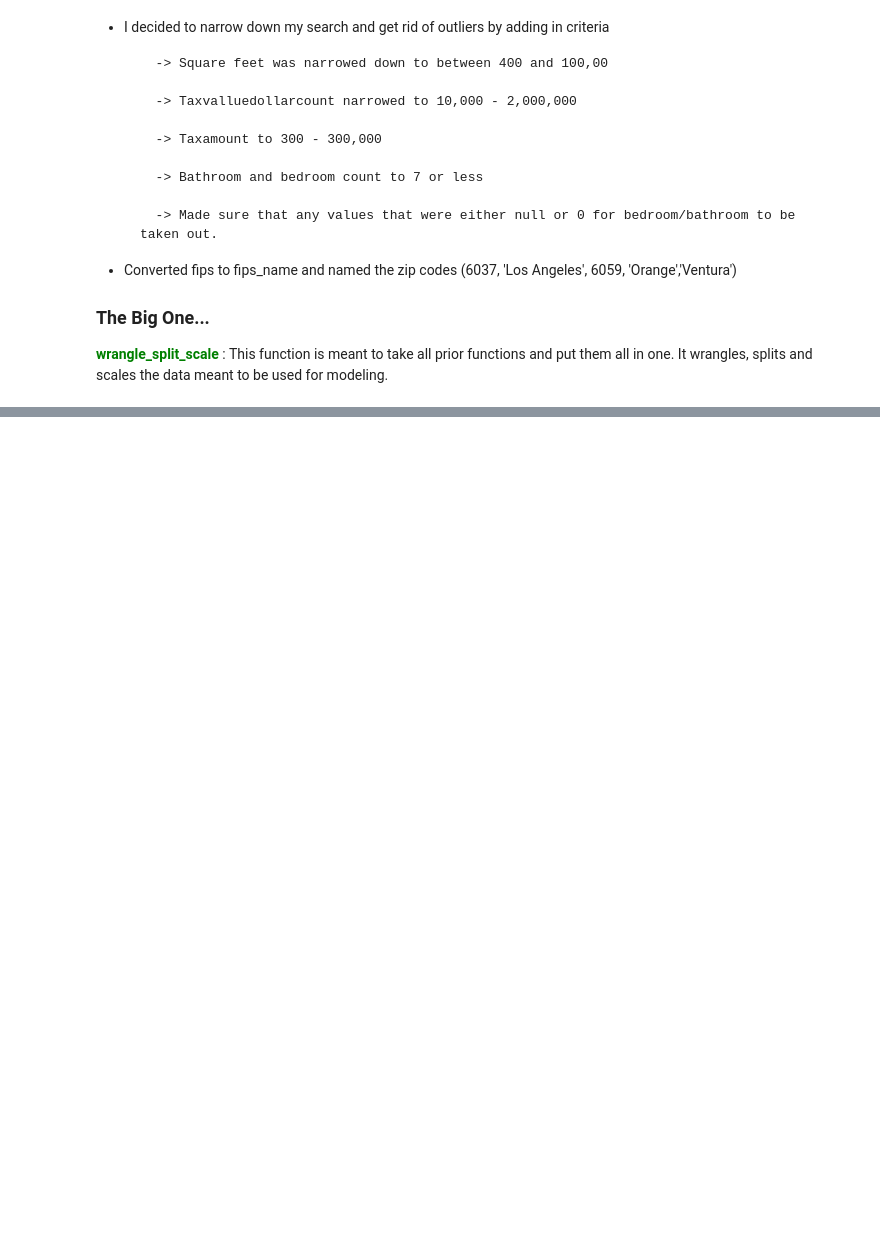
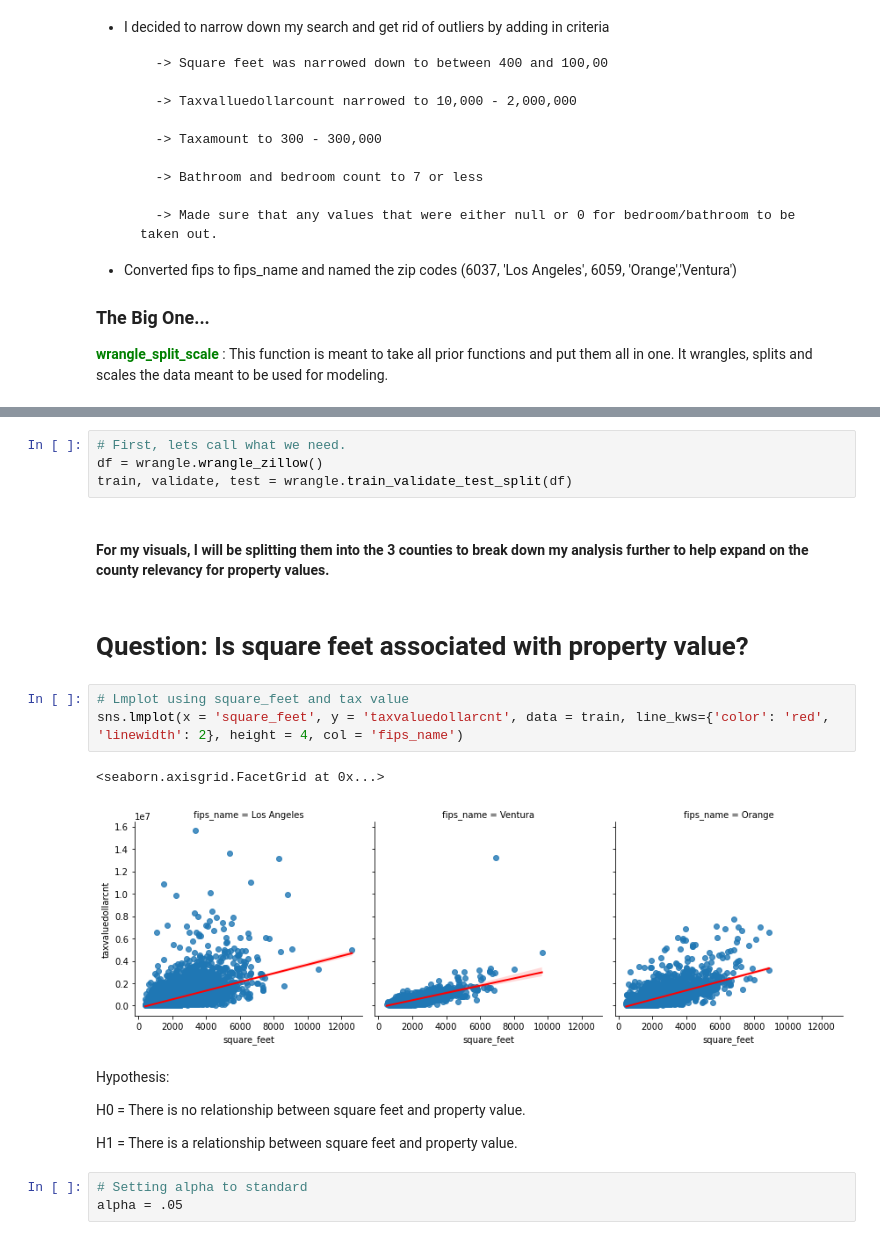
Before and after one commit to paigerackley/zillow-regression-project, a Jupyter notebook: final_notebook.ipynb, the cells around one changed output, grey strips where cells are left out. Saved outputs shown, nothing was run; the diff lists cells and outputs as text; blank space fills up the shorter version.

```diff
--- a/final_notebook.ipynb
+++ b/final_notebook.ipynb
@@ -84,0 +100,23 @@ Steps implemented:
+# %%
+# First, lets call what we need.
+df = wrangle.wrangle_zillow()
+train, validate, test = wrangle.train_validate_test_split(df)
+# %% [markdown]
+#### For my visuals, I will be splitting them into the 3 counties to break down my analysis further to help expand on the county relevancy for property values.
+# %% [markdown]
+# Question: Is square feet associated with property value?
+# %%
+# Lmplot using square_feet and tax value
+sns.lmplot(x = 'square_feet', y = 'taxvaluedollarcnt', data = train, line_kws={'color': 'red', 'linewidth': 2}, height = 4, col = 'fips_name')
+# %% [output]
+<seaborn.axisgrid.FacetGrid at 0x...>
+[figure, added]
+# %% [markdown]
+Hypothesis:
+
+H0 = There is no relationship between square feet and property value.
+
+H1 = There is a relationship between square feet and property value.
+# %%
+# Setting alpha to standard
+alpha = .05
```
Also changed, not shown: parts of 29 cells of this notebook, 1 other file.
